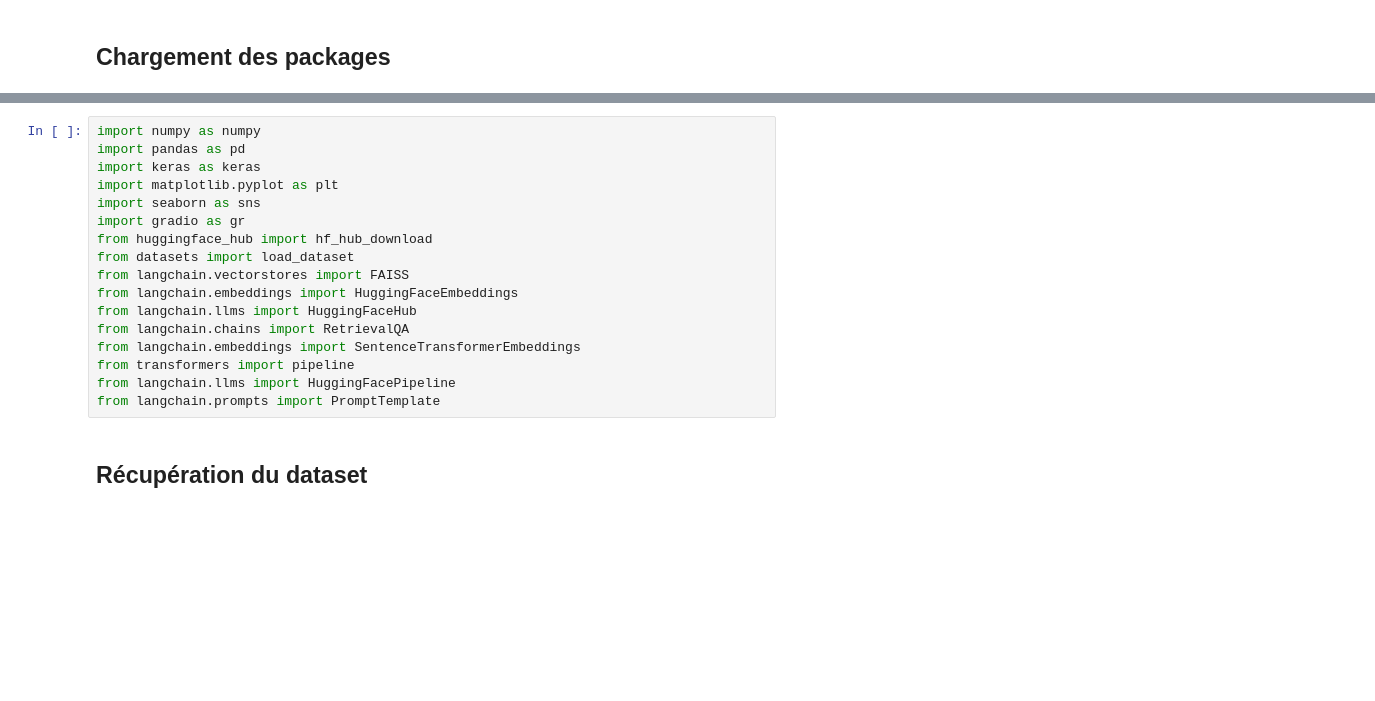
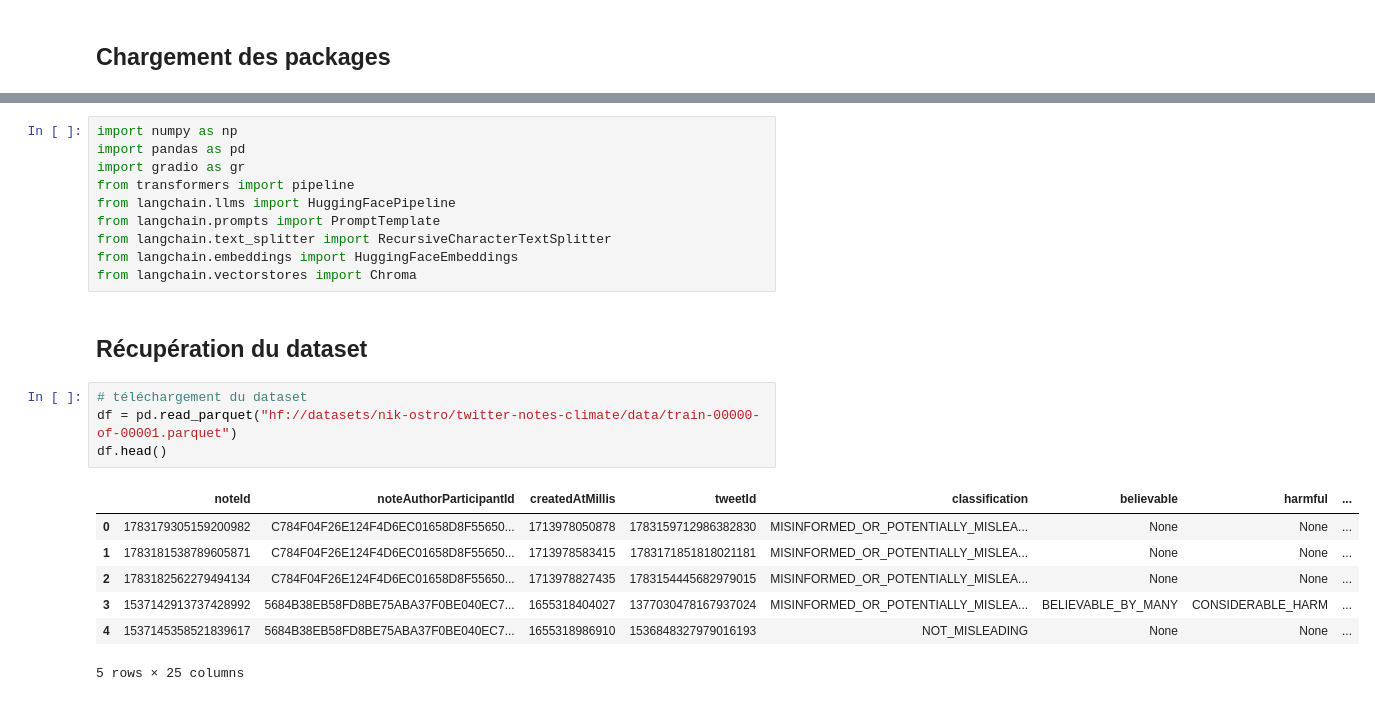
Before and after one commit to lequimeRobin/Final_test_IA_databird, a Jupyter notebook: FINAL_TEST.ipynb, the cells around one changed output, grey strips where cells are left out. Cells and saved outputs as stored; diff of their text form; blank space fills up the shorter version.

```diff
--- a/FINAL_TEST.ipynb
+++ b/FINAL_TEST.ipynb
@@ -34,19 +32,24 @@ Requirement already satisfied: six>=1.5 in /opt/anaconda3/lib/python3.12/site-pa
 # %%
-import numpy as numpy
+import numpy as np
 import pandas as pd
-import keras as keras
-import matplotlib.pyplot as plt
-import seaborn as sns
 import gradio as gr
-from huggingface_hub import hf_hub_download
-from datasets import load_dataset
-from langchain.vectorstores import FAISS
-from langchain.embeddings import HuggingFaceEmbeddings
-from langchain.llms import HuggingFaceHub
-from langchain.chains import RetrievalQA
-from langchain.embeddings import SentenceTransformerEmbeddings
 from transformers import pipeline
 from langchain.llms import HuggingFacePipeline
 from langchain.prompts import PromptTemplate
+from langchain.text_splitter import RecursiveCharacterTextSplitter
+from langchain.embeddings import HuggingFaceEmbeddings
+from langchain.vectorstores import Chroma
 # %% [markdown]
 ## Récupération du dataset
+# %%
+# téléchargement du dataset
+df = pd.read_parquet("hf://datasets/nik-ostro/twitter-notes-climate/data/train-00000-of-00001.parquet")
+df.head()
+# %% [output]
+|  | noteId | noteAuthorParticipantId | createdAtMillis | tweetId | classification | believable | harmful | ... |
+| 0 | 1783179305159200982 | C784F04F26E124F4D6EC01658D8F55650... | 1713978050878 | 1783159712986382830 | MISINFORMED_OR_POTENTIALLY_MISLEA... | None | None | ... |
+| 1 | 1783181538789605871 | C784F04F26E124F4D6EC01658D8F55650... | 1713978583415 | 1783171851818021181 | MISINFORMED_OR_POTENTIALLY_MISLEA... | None | None | ... |
+| 2 | 1783182562279494134 | C784F04F26E124F4D6EC01658D8F55650... | 1713978827435 | 1783154445682979015 | MISINFORMED_OR_POTENTIALLY_MISLEA... | None | None | ... |
+| 3 | 1537142913737428992 | 5684B38EB58FD8BE75ABA37F0BE040EC7... | 1655318404027 | 1377030478167937024 | MISINFORMED_OR_POTENTIALLY_MISLEA... | BELIEVABLE_BY_MANY | CONSIDERABLE_HARM | ... |
+| 4 | 1537145358521839617 | 5684B38EB58FD8BE75ABA37F0BE040EC7... | 1655318986910 | 1536848327979016193 | NOT_MISLEADING | None | None | ... |
+5 rows × 25 columns
```
Also changed, not shown: parts of 15 cells of this notebook.
